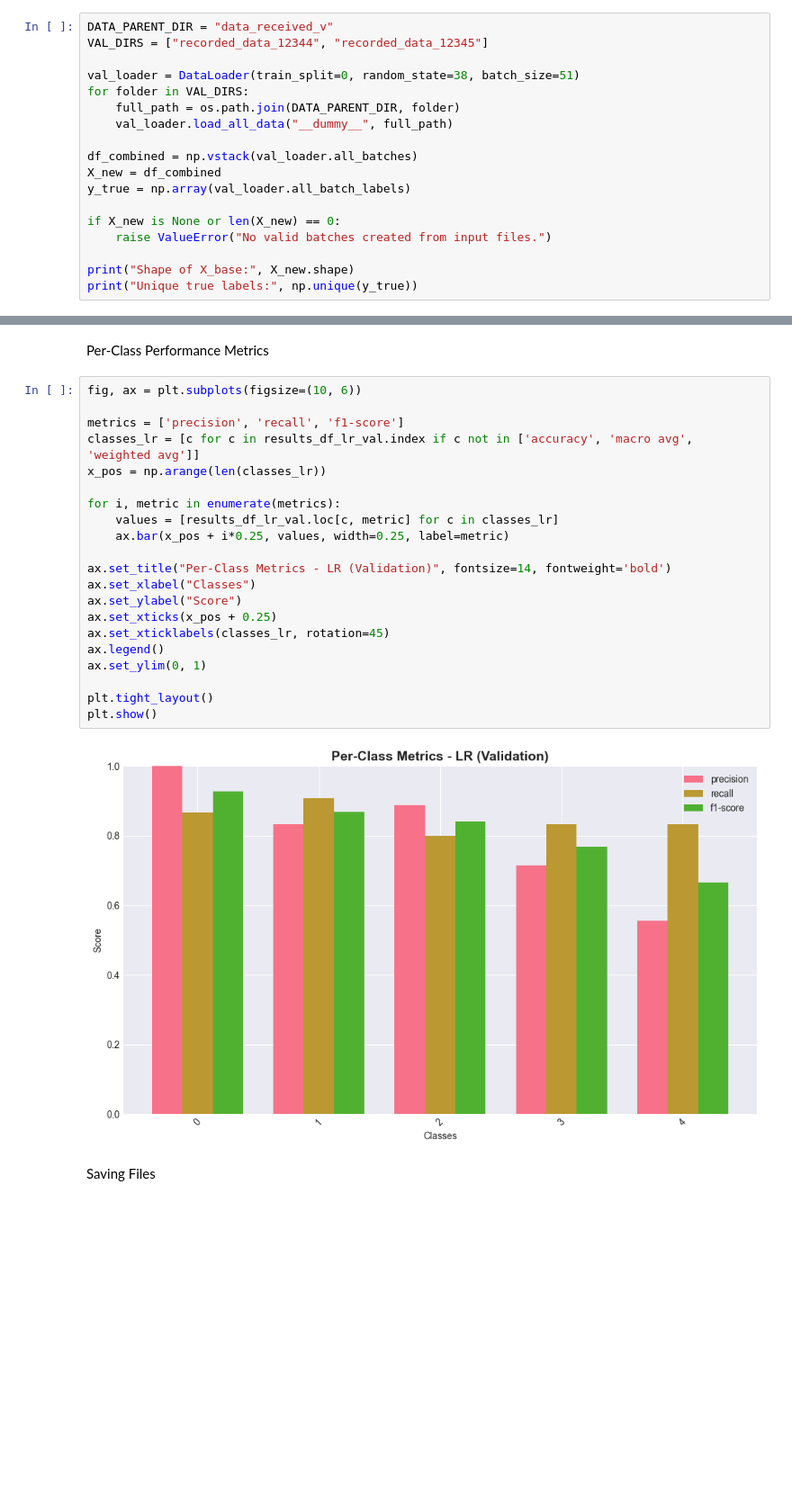
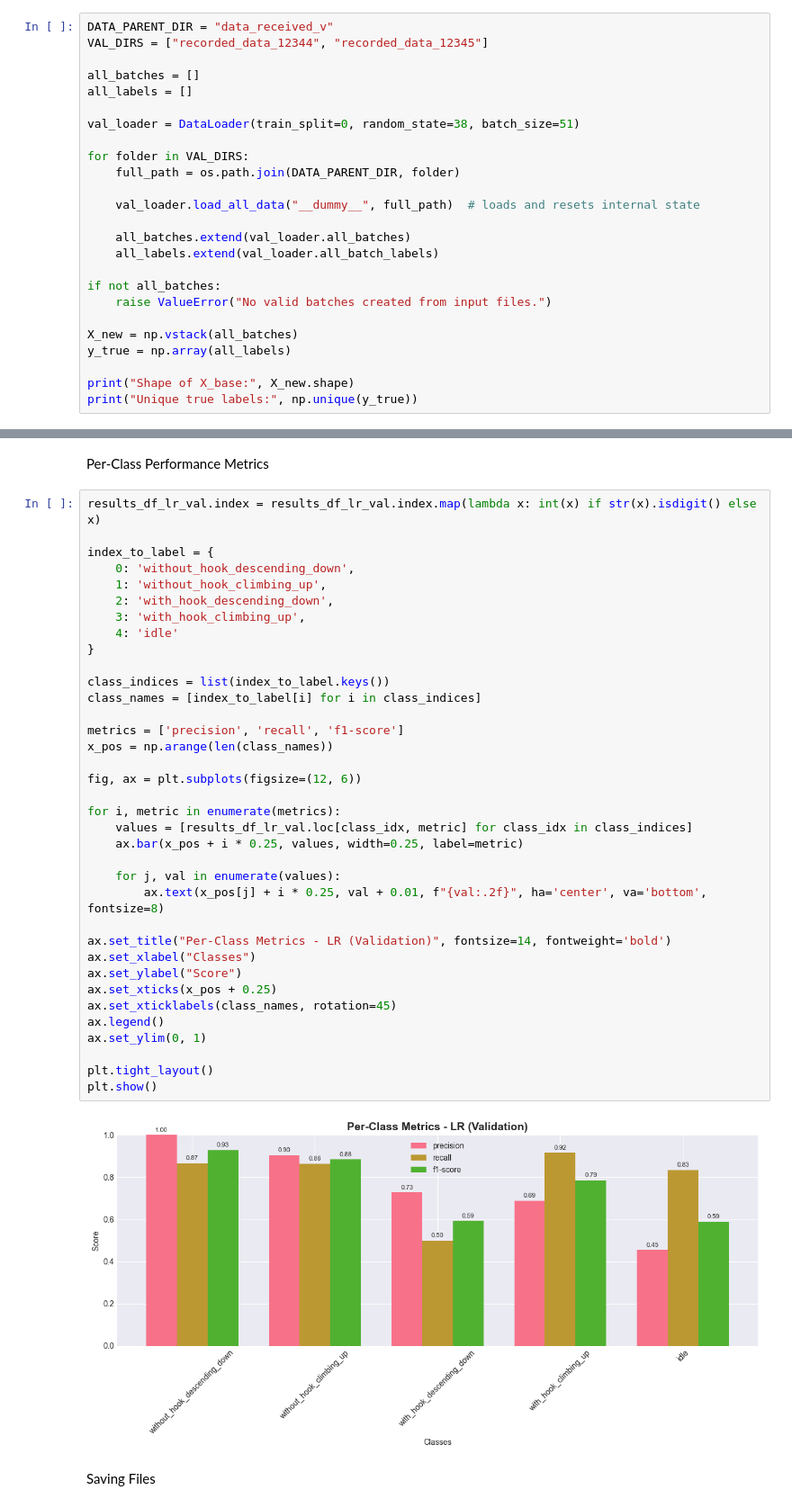
Before and after one commit to ParminderSinghGithub/KaramSafety, a Jupyter notebook: LR_Classifier.ipynb, the cells around one changed output, grey strips where cells are left out. Shown at 90% size. Cells and saved outputs as stored; diff of their text form; blank space fills up the shorter version.

```diff
--- a/LR_Classifier.ipynb
+++ b/LR_Classifier.ipynb
@@ -480,17 +480,24 @@ Data Loading and Batching
 DATA_PARENT_DIR = "data_received_v"
 VAL_DIRS = ["recorded_data_12344", "recorded_data_12345"]
 
+all_batches = []
+all_labels = []
+
 val_loader = DataLoader(train_split=0, random_state=38, batch_size=51)
+
 for folder in VAL_DIRS:
     full_path = os.path.join(DATA_PARENT_DIR, folder)
-    val_loader.load_all_data("__dummy__", full_path)
 
-df_combined = np.vstack(val_loader.all_batches)
-X_new = df_combined
-y_true = np.array(val_loader.all_batch_labels)
+    val_loader.load_all_data("__dummy__", full_path)  # loads and resets internal state
 
-if X_new is None or len(X_new) == 0:
+    all_batches.extend(val_loader.all_batches)
+    all_labels.extend(val_loader.all_batch_labels)
+
+if not all_batches:
     raise ValueError("No valid batches created from input files.")
+
+X_new = np.vstack(all_batches)
+y_true = np.array(all_labels)
 
 print("Shape of X_base:", X_new.shape)
 print("Unique true labels:", np.unique(y_true))
@@ -595,28 +604,43 @@ plt.show()
 # %% [markdown]
 Per-Class Performance Metrics
 # %%
-fig, ax = plt.subplots(figsize=(10, 6))
+results_df_lr_val.index = results_df_lr_val.index.map(lambda x: int(x) if str(x).isdigit() else x)
+
+index_to_label = {
+    0: 'without_hook_descending_down',
+    1: 'without_hook_climbing_up',
+    2: 'with_hook_descending_down',
+    3: 'with_hook_climbing_up',
+    4: 'idle'
+}
+
+class_indices = list(index_to_label.keys())
+class_names = [index_to_label[i] for i in class_indices]
 
 metrics = ['precision', 'recall', 'f1-score']
-classes_lr = [c for c in results_df_lr_val.index if c not in ['accuracy', 'macro avg', 'weighted avg']]
-x_pos = np.arange(len(classes_lr))
+x_pos = np.arange(len(class_names))
+
+fig, ax = plt.subplots(figsize=(12, 6))
 
 for i, metric in enumerate(metrics):
-    values = [results_df_lr_val.loc[c, metric] for c in classes_lr]
-    ax.bar(x_pos + i*0.25, values, width=0.25, label=metric)
+    values = [results_df_lr_val.loc[class_idx, metric] for class_idx in class_indices]
+    ax.bar(x_pos + i * 0.25, values, width=0.25, label=metric)
+
+    for j, val in enumerate(values):
+        ax.text(x_pos[j] + i * 0.25, val + 0.01, f"{val:.2f}", ha='center', va='bottom', fontsize=8)
 
 ax.set_title("Per-Class Metrics - LR (Validation)", fontsize=14, fontweight='bold')
 ax.set_xlabel("Classes")
 ax.set_ylabel("Score")
 ax.set_xticks(x_pos + 0.25)
-ax.set_xticklabels(classes_lr, rotation=45)
+ax.set_xticklabels(class_names, rotation=45)
 ax.legend()
 ax.set_ylim(0, 1)
 
 plt.tight_layout()
 plt.show()
 # %% [output]
-[figure, old version]
+[figure, new version]
 # %% [markdown]
 Saving Files
 # %%
```
Also changed, not shown: parts of 5 cells of this notebook, 1 other file.
